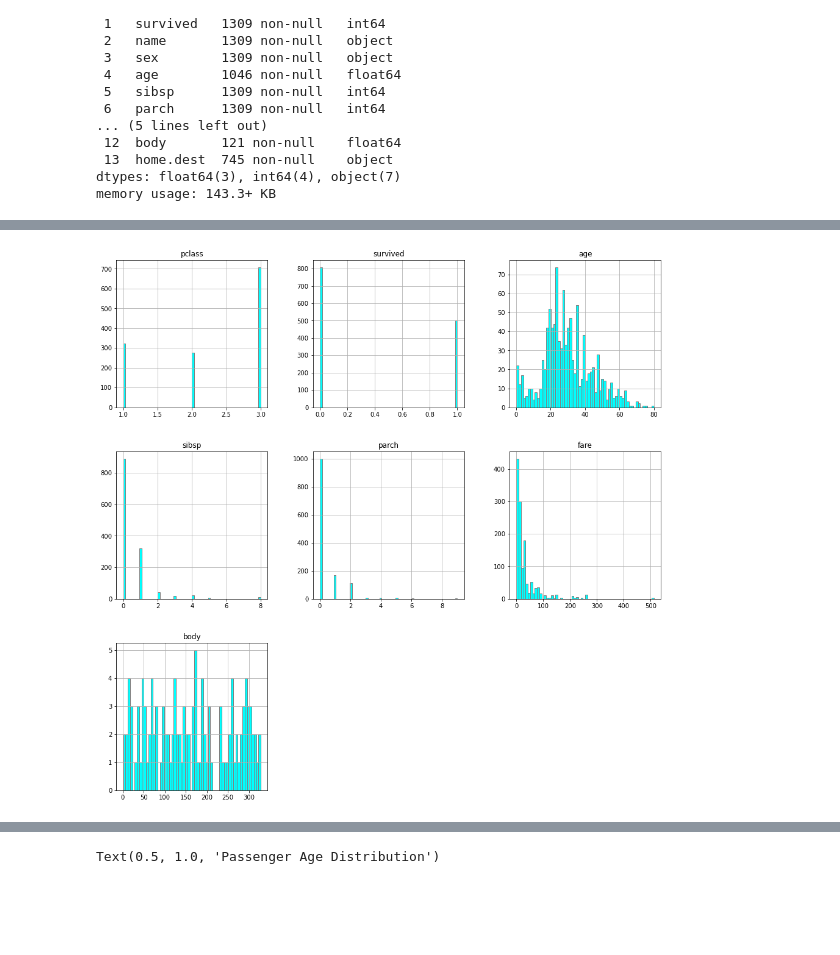
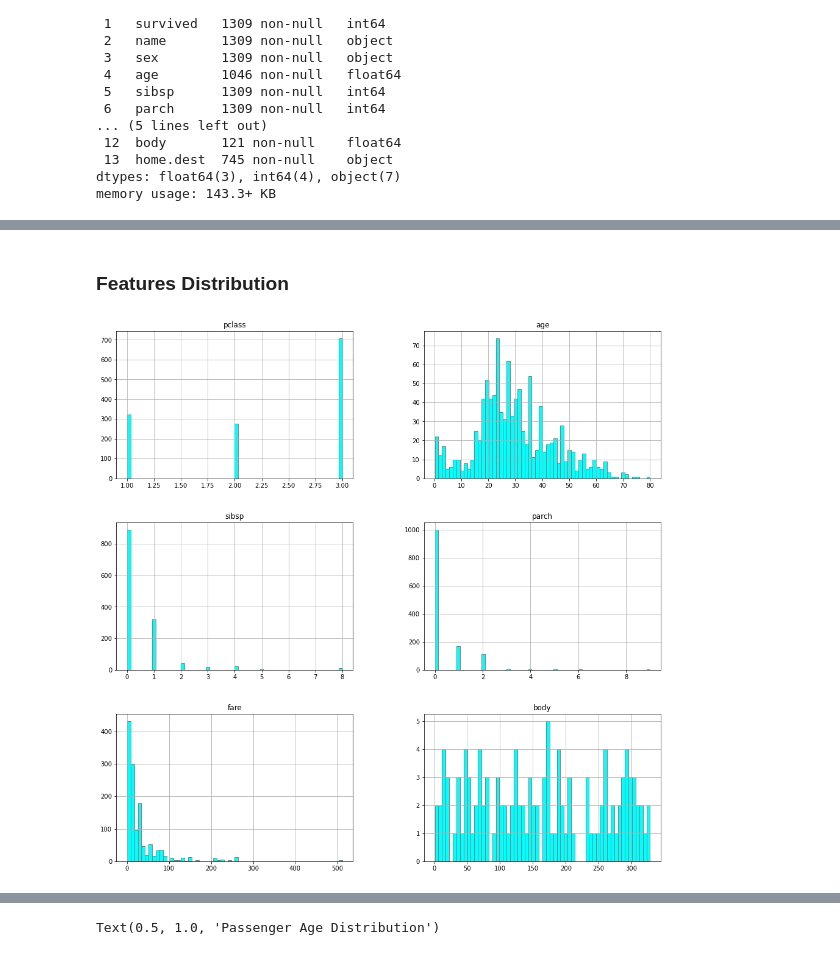
Before and after one commit to vadimlee33/Titanic-Survival-Prediction, a Jupyter notebook: titanic_main.ipynb, the cells around one changed output, grey strips where cells are left out. Saved outputs shown, nothing was run; the diff lists cells and outputs as text; code cells hidden in the pictures; blank space fills up the shorter version.

```diff
--- a/titanic_main.ipynb
+++ b/titanic_main.ipynb
@@ -74,6 +122,8 @@ memory usage: 143.3+ KB
+# %% [markdown]
+### Features Distribution
 # %%
 # numerical features distribution
-fig_ = data.hist(figsize=(16, 16), bins=60, color="cyan",
+fig_ = data.drop(['survived'], axis = 1).hist(figsize=(16, 16), bins=60, color="cyan",
                          edgecolor="gray", xlabelsize=10, ylabelsize=10)
 # %% [output]
-[figure, old version]
+[figure, new version]
```
Also changed, not shown: parts of 45 cells of this notebook.
